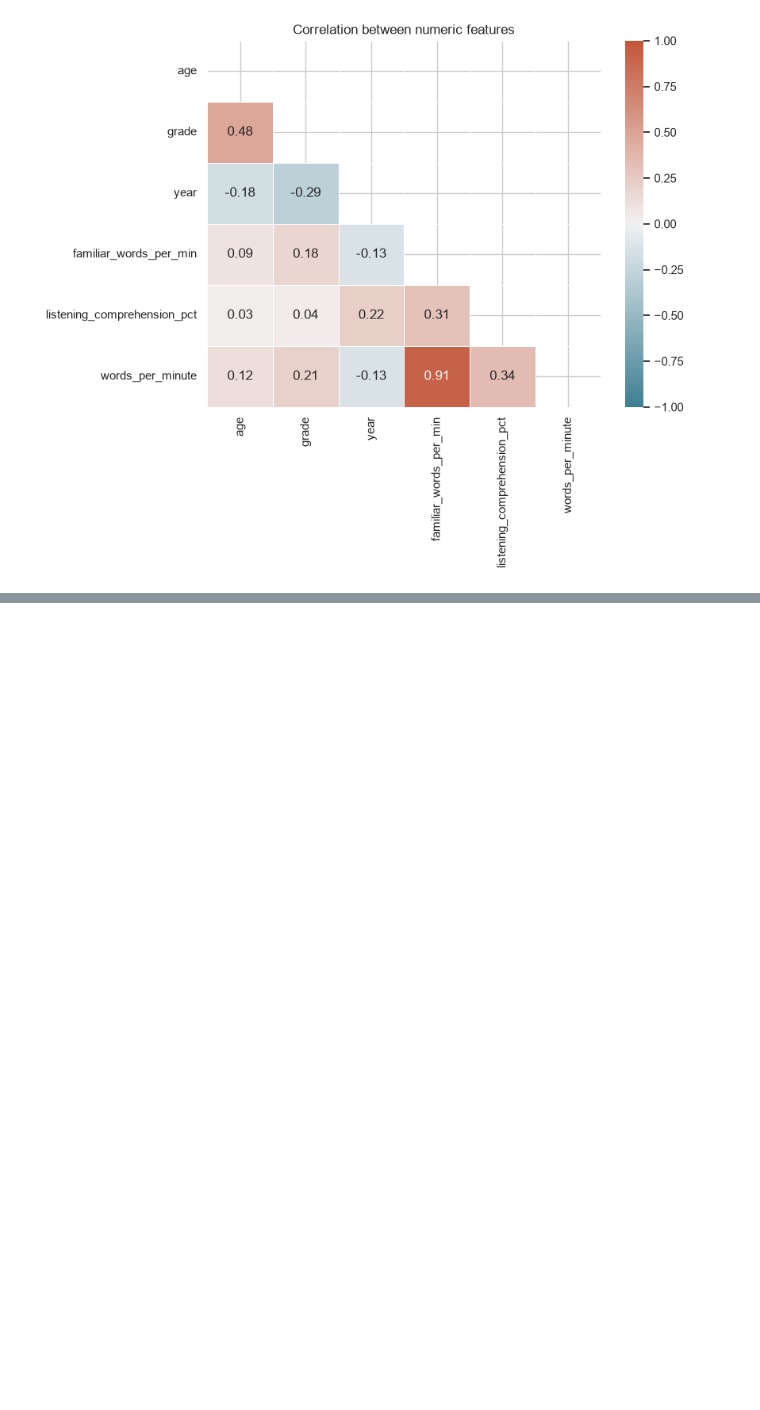
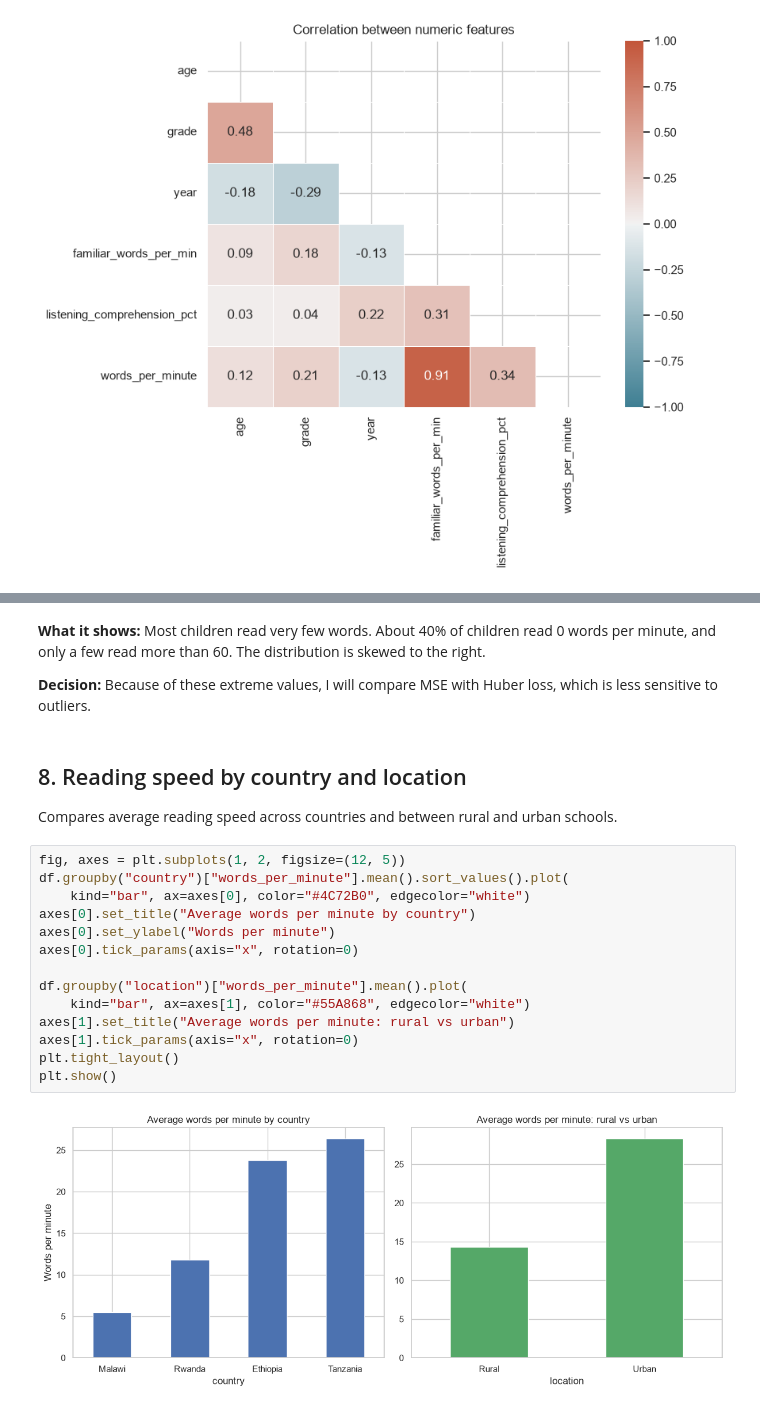
Before and after one commit to ishejaladouce/linear_regression_model, a Jupyter notebook: summative/linear_regression/multivariate.ipynb, the cells around one changed output, grey strips where cells are left out. Cells and saved outputs as stored; diff of their text form; blank space fills up the shorter version.

```diff
--- a/summative/linear_regression/multivariate.ipynb
+++ b/summative/linear_regression/multivariate.ipynb
@@ -114,0 +127,23 @@ plt.show()
+# %% [markdown]
+**What it shows:** Most children read very few words. About 40% of children read 0 words per minute, and only a few read more than 60. The distribution is skewed to the right.
+
+**Decision:** Because of these extreme values, I will compare MSE with Huber loss, which is less sensitive to outliers.
+# %% [markdown]
+## 8. Reading speed by country and location
+Compares average reading speed across countries and between rural and urban schools.
+# %%
+fig, axes = plt.subplots(1, 2, figsize=(12, 5))
+df.groupby("country")["words_per_minute"].mean().sort_values().plot(
+    kind="bar", ax=axes[0], color="#4C72B0", edgecolor="white")
+axes[0].set_title("Average words per minute by country")
+axes[0].set_ylabel("Words per minute")
+axes[0].tick_params(axis="x", rotation=0)
+
+df.groupby("location")["words_per_minute"].mean().plot(
+    kind="bar", ax=axes[1], color="#55A868", edgecolor="white")
+axes[1].set_title("Average words per minute: rural vs urban")
+axes[1].tick_params(axis="x", rotation=0)
+plt.tight_layout()
+plt.show()
+# %% [output]
+[figure, added]
```
Also changed, not shown: parts of 3 cells of this notebook.
